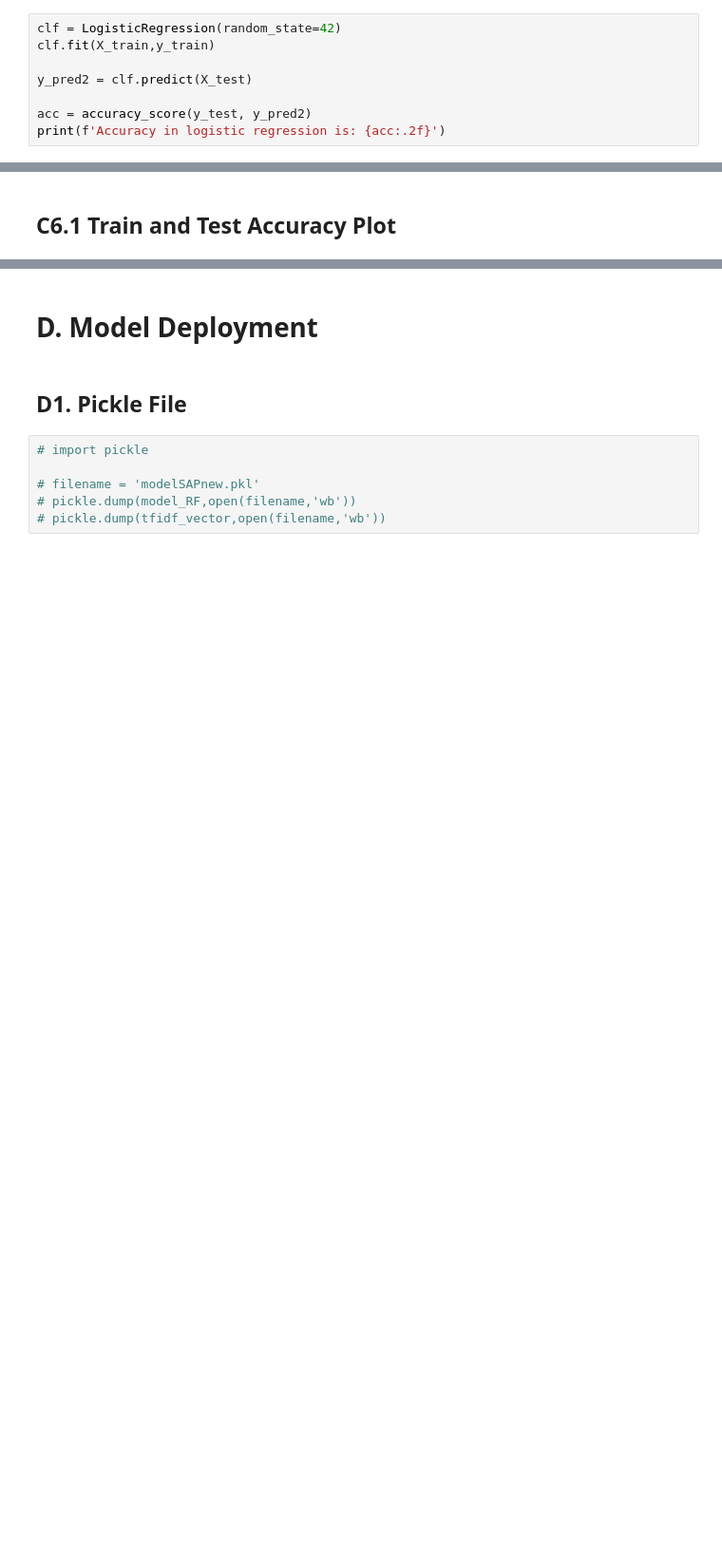
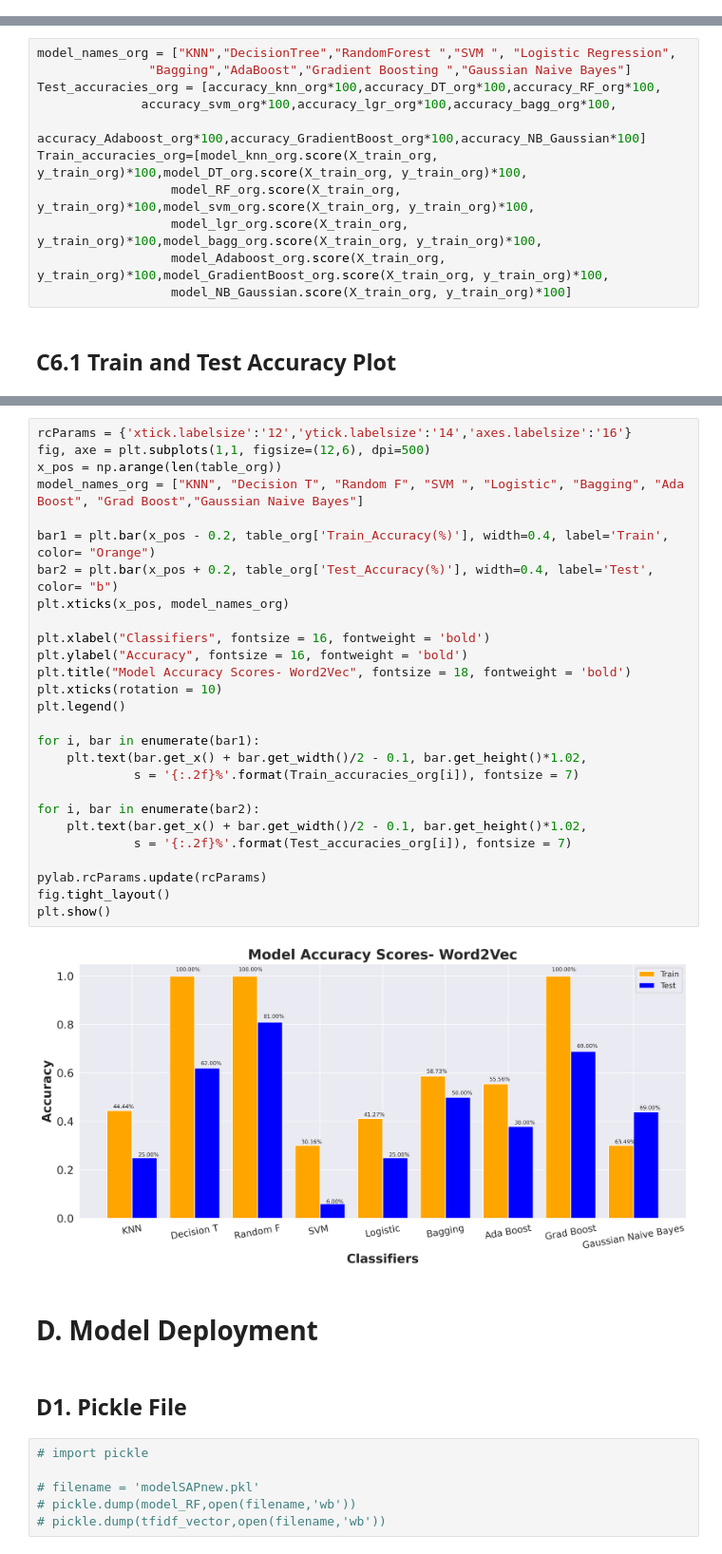
Before and after one commit to its-relative/Excelr, a Jupyter notebook: project2/final files/checkforissues/Project_Resume Classification_PKR.ipynb, the cells around one changed output, grey strips where cells are left out. Shown at 95% size. Drawn from its saved outputs; the diff is of its cells as text; blank space fills up the shorter version.

```diff
--- a/project2/final files/checkforissues/Project_Resume Classification_PKR.ipynb
+++ b/project2/final files/checkforissues/Project_Resume Classification_PKR.ipynb
@@ -1236,8 +989,0 @@ from sklearn.linear_model import LogisticRegression
-# %%
-clf = LogisticRegression(random_state=42)
-clf.fit(X_train,y_train)
-
-y_pred2 = clf.predict(X_test)
-
-acc = accuracy_score(y_test, y_pred2)
-print(f'Accuracy in logistic regression is: {acc:.2f}')
@@ -1977,2 +1763,13 @@ Train_accuracies=[model_knn.score(x_train, y_train)*100,model_DT.score(x_train,
+# %%
+model_names_org = ["KNN","DecisionTree","RandomForest ","SVM ", "Logistic Regression",
+               "Bagging","AdaBoost","Gradient Boosting ","Gaussian Naive Bayes"]
+Test_accuracies_org = [accuracy_knn_org*100,accuracy_DT_org*100,accuracy_RF_org*100,
+              accuracy_svm_org*100,accuracy_lgr_org*100,accuracy_bagg_org*100,
+              accuracy_Adaboost_org*100,accuracy_GradientBoost_org*100,accuracy_NB_Gaussian*100]
+Train_accuracies_org=[model_knn_org.score(X_train_org, y_train_org)*100,model_DT_org.score(X_train_org, y_train_org)*100,
+                  model_RF_org.score(X_train_org, y_train_org)*100,model_svm_org.score(X_train_org, y_train_org)*100,
+                  model_lgr_org.score(X_train_org, y_train_org)*100,model_bagg_org.score(X_train_org, y_train_org)*100,
+                  model_Adaboost_org.score(X_train_org, y_train_org)*100,model_GradientBoost_org.score(X_train_org, y_train_org)*100,
+                  model_NB_Gaussian.score(X_train_org, y_train_org)*100]
 # %% [markdown]
 ## C6.1 Train and Test Accuracy Plot
@@ -2008,3 +1809,32 @@ plt.show()
+# %%
+rcParams = {'xtick.labelsize':'12','ytick.labelsize':'14','axes.labelsize':'16'}
+fig, axe = plt.subplots(1,1, figsize=(12,6), dpi=500)
+x_pos = np.arange(len(table_org))
+model_names_org = ["KNN", "Decision T", "Random F", "SVM ", "Logistic", "Bagging", "Ada Boost", "Grad Boost","Gaussian Naive Bayes"]
+
+bar1 = plt.bar(x_pos - 0.2, table_org['Train_Accuracy(%)'], width=0.4, label='Train', color= "Orange")
+bar2 = plt.bar(x_pos + 0.2, table_org['Test_Accuracy(%)'], width=0.4, label='Test', color= "b")
+plt.xticks(x_pos, model_names_org)
+
+plt.xlabel("Classifiers", fontsize = 16, fontweight = 'bold')
+plt.ylabel("Accuracy", fontsize = 16, fontweight = 'bold')
+plt.title("Model Accuracy Scores- Word2Vec", fontsize = 18, fontweight = 'bold')
+plt.xticks(rotation = 10)
+plt.legend()
+
+for i, bar in enumerate(bar1):
+    plt.text(bar.get_x() + bar.get_width()/2 - 0.1, bar.get_height()*1.02,
+             s = '{:.2f}%'.format(Train_accuracies_org[i]), fontsize = 7)
+
+for i, bar in enumerate(bar2):
+    plt.text(bar.get_x() + bar.get_width()/2 - 0.1, bar.get_height()*1.02,
+             s = '{:.2f}%'.format(Test_accuracies_org[i]), fontsize = 7)
+
+pylab.rcParams.update(rcParams)
+fig.tight_layout()
+plt.show()
+# %% [output]
+[figure, added]
 # %% [markdown]
 # D. Model Deployment
 # %% [markdown]
```
Also changed, not shown: parts of 53 cells of this notebook, 2 other files.
